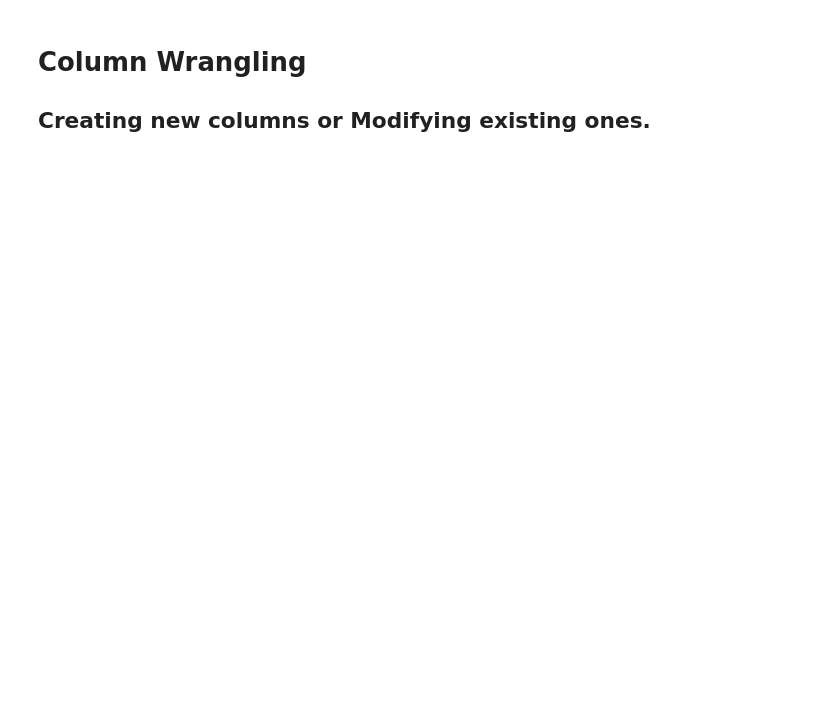
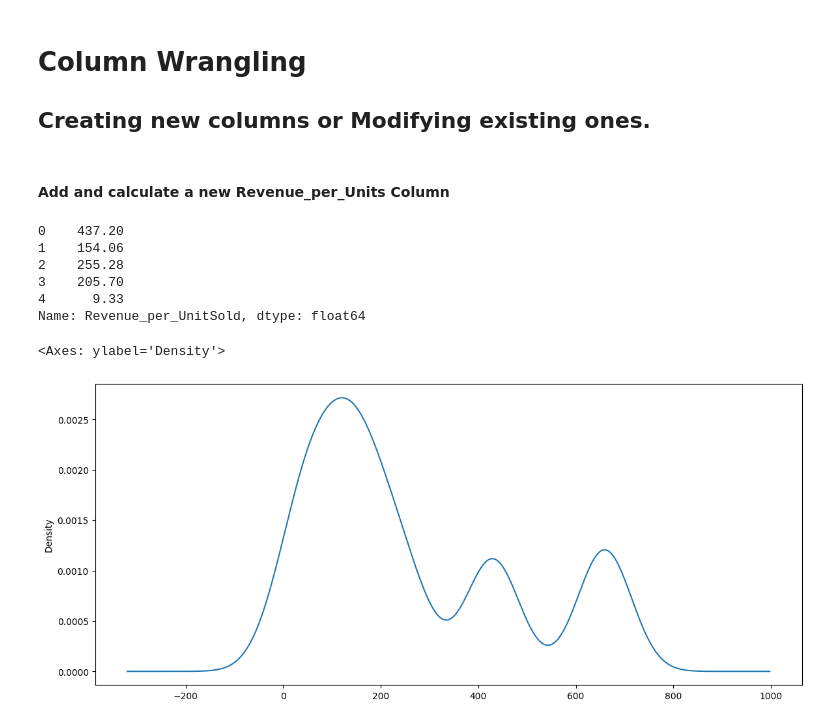
Before and after one commit to Sololo/Data_Analysis_Training_Python, a Jupyter notebook: Python_Programming.ipynb, the cells around one changed output. Drawn from its saved outputs; the diff is of its cells as text; code cells hidden in the pictures; blank space fills up the shorter version.

```diff
--- a/Python_Programming.ipynb
+++ b/Python_Programming.ipynb
@@ -196,3 +203,20 @@ dtype: object
 # Column Wrangling
 
 ## Creating new columns or Modifying existing ones.
+# %% [markdown]
+#### Add and calculate a new Revenue_per_Units Column
+# %%
+sales['Revenue_per_UnitSold'] = sales['Total Revenue']/sales['Units Sold']
+sales ['Revenue_per_UnitSold'].head()
+# %% [output]
+0    437.20
+1    154.06
+2    255.28
+3    205.70
+4      9.33
+Name: Revenue_per_UnitSold, dtype: float64
+# %%
+sales ['Revenue_per_UnitSold'].plot(kind='density', figsize=(14,6))
+# %% [output]
+<Axes: ylabel='Density'>
+[figure, added]
```
Also changed, not shown: parts of 32 cells of this notebook.
